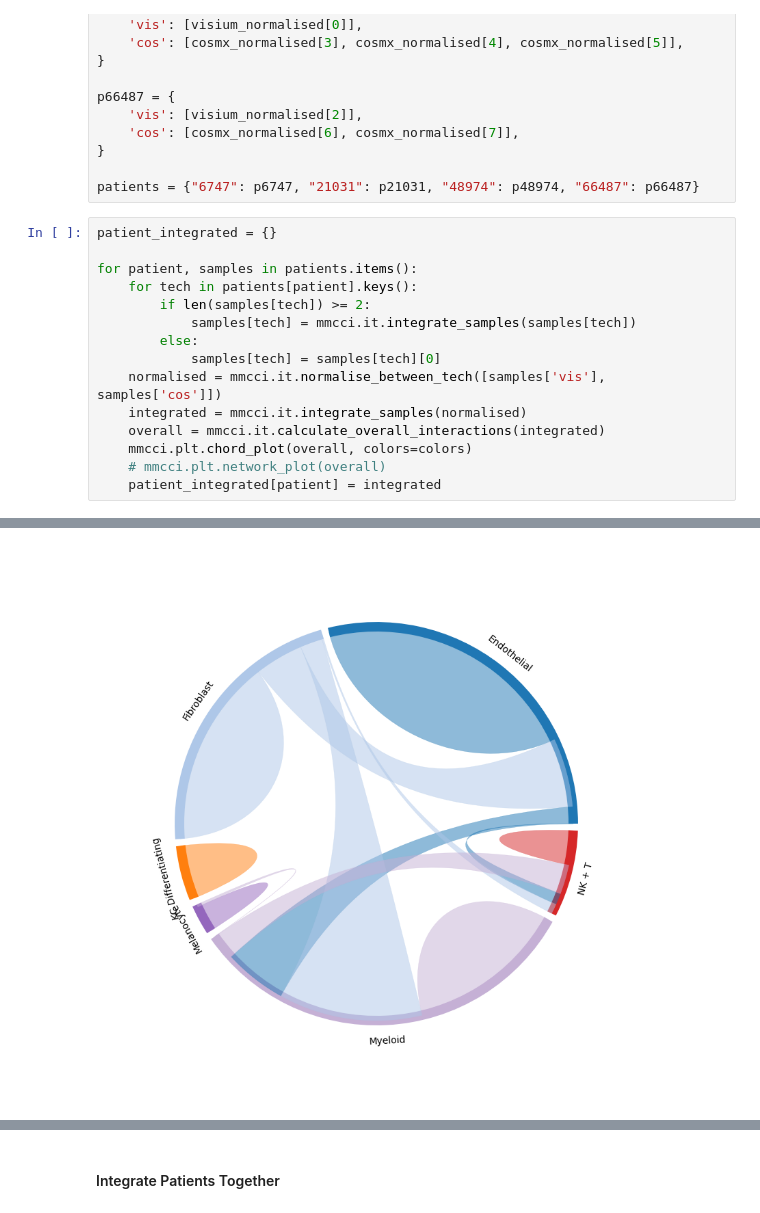
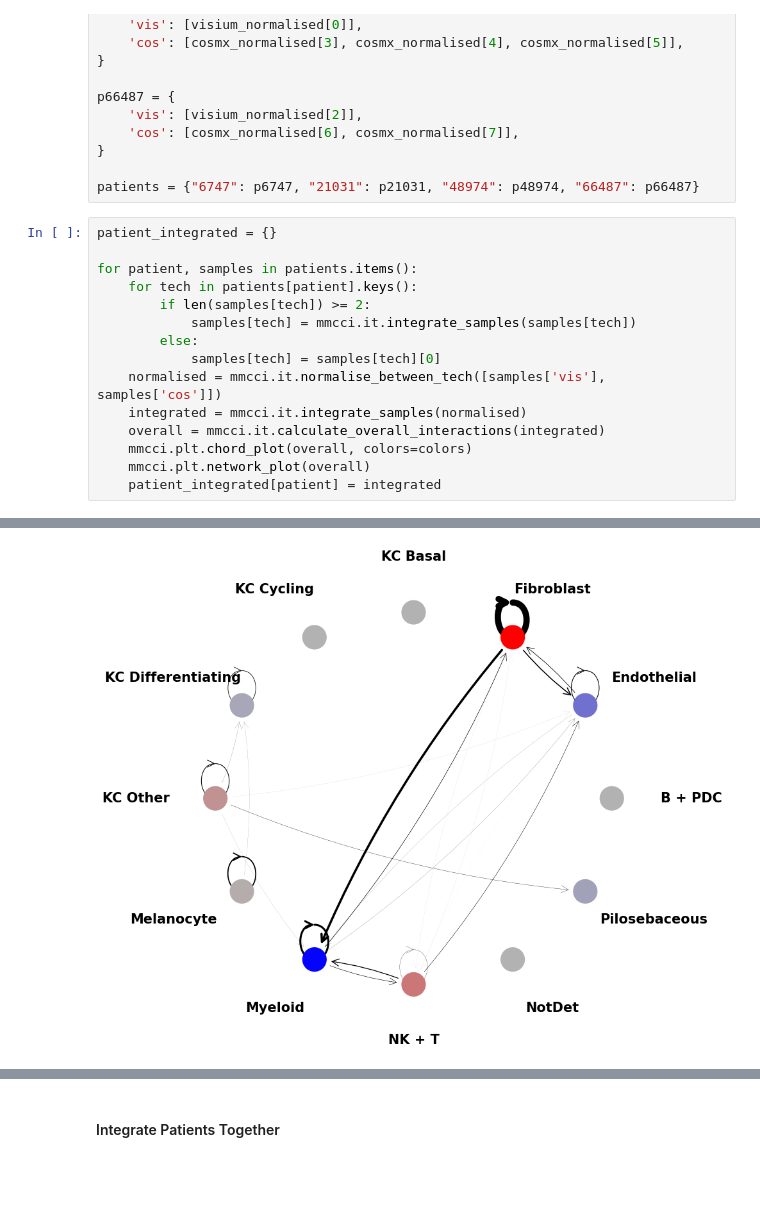
Before and after one commit to BiomedicalMachineLearning/MultimodalCCI, a Jupyter notebook: examples/melanoma_integration.ipynb, the cells around one changed output, grey strips where cells are left out. Drawn from its saved outputs; the diff is of its cells as text; blank space fills up the shorter version.

```diff
--- a/examples/melanoma_integration.ipynb
+++ b/examples/melanoma_integration.ipynb
@@ -124,18 +124,18 @@ patients = {"6747": p6747, "21031": p21031, "48974": p48974, "66487": p66487}
 # %%
 patient_integrated = {}
 
 for patient, samples in patients.items():
     for tech in patients[patient].keys():
         if len(samples[tech]) >= 2:
             samples[tech] = mmcci.it.integrate_samples(samples[tech])
         else:
             samples[tech] = samples[tech][0]
     normalised = mmcci.it.normalise_between_tech([samples['vis'], samples['cos']])
     integrated = mmcci.it.integrate_samples(normalised)
     overall = mmcci.it.calculate_overall_interactions(integrated)
     mmcci.plt.chord_plot(overall, colors=colors)
-    # mmcci.plt.network_plot(overall)
+    mmcci.plt.network_plot(overall)
     patient_integrated[patient] = integrated
 # %% [output]
 [figure]
-[figure, old version]
+[figure, new version]
```
Also changed, not shown: parts of 4 cells of this notebook, 11 other files.
